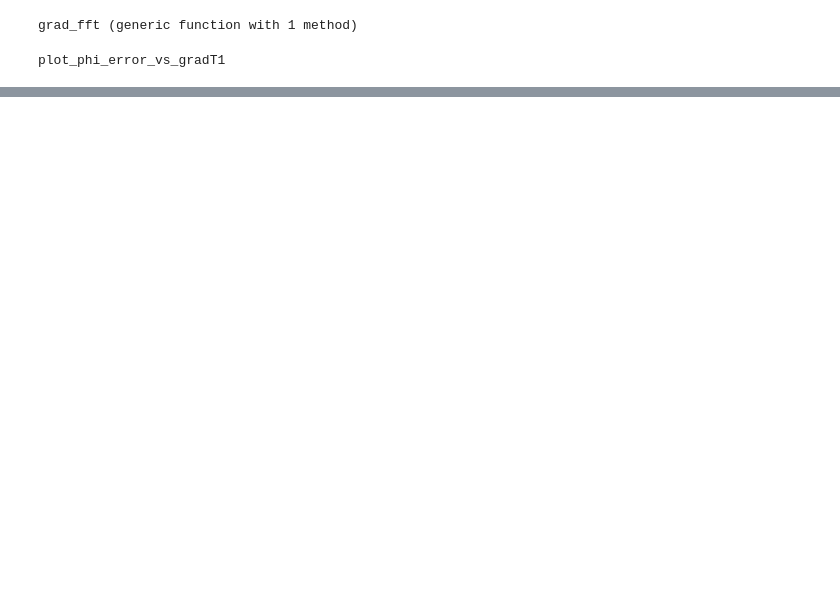
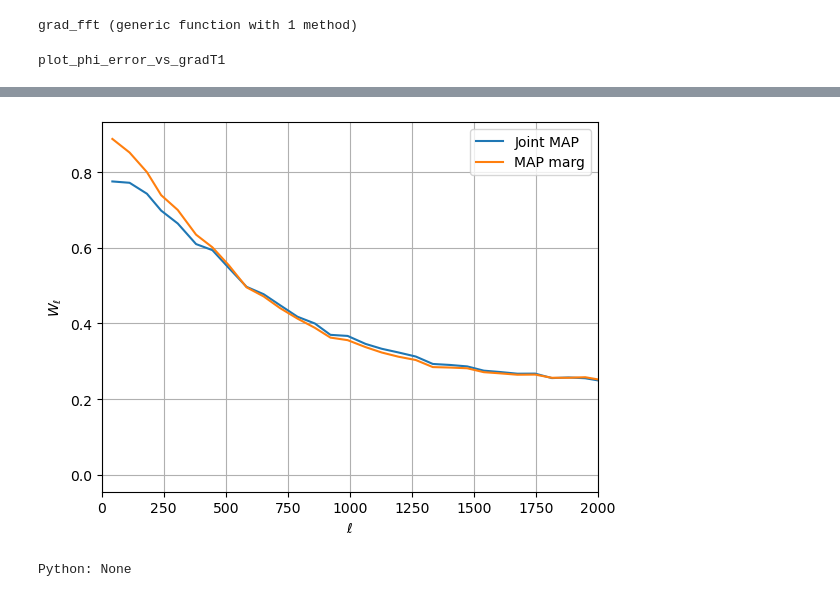
Before and after one commit to mdh959/CMB_Project, a Jupyter notebook: project.ipynb, the cells around one changed output, grey strips where cells are left out. Saved outputs shown, nothing was run; the diff lists cells and outputs as text; code cells hidden in the pictures; blank space fills up the shorter version.

```diff
--- a/project.ipynb
+++ b/project.ipynb
@@ -706,3 +803,13 @@ Python: None
+# %%
+plot_WL_comparison(
+    ℓ_template,
+    WL_joint,
+    WL_marg,
+    ds
+)
+# %% [output]
+[figure, added]
+Python: None
 # %%
 """
     compute_RL_iterative(ds; niter=6)
```
Also changed, not shown: parts of 20 cells of this notebook, 1 other file.
